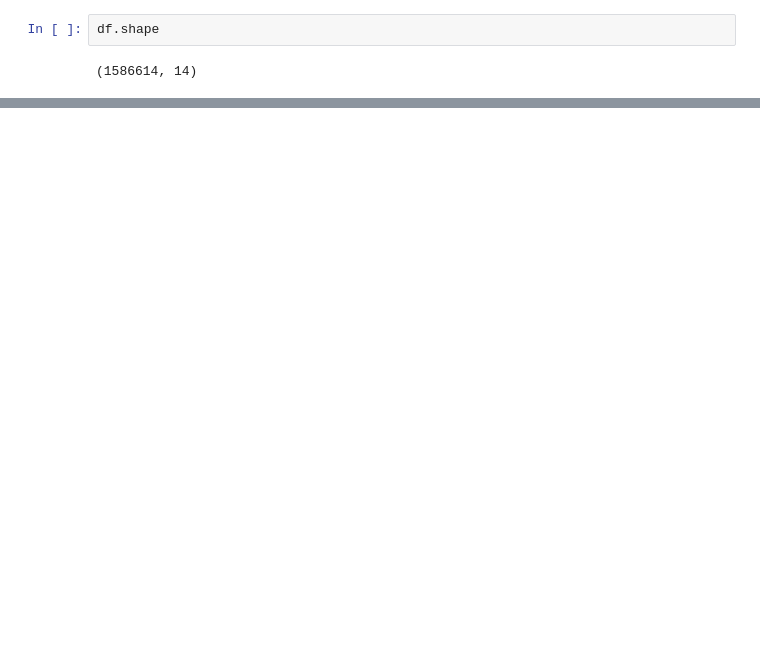
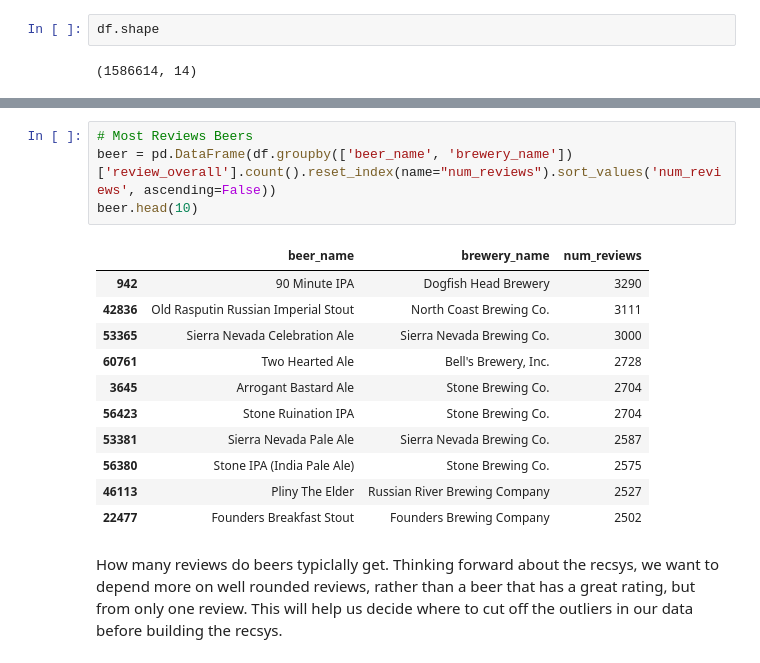
Before and after one commit to ErinPhillips/beer_recsys_final, a Jupyter notebook: beer_eda.ipynb, the cells around one changed output, grey strips where cells are left out. Drawn from its saved outputs; the diff is of its cells as text; blank space fills up the shorter version.

```diff
--- a/beer_eda.ipynb
+++ b/beer_eda.ipynb
@@ -167,0 +128,18 @@ df = pd.get_dummies(df, columns=["beer_style1", "beer_style2"], drop_first=True)
+# %%
+# Most Reviews Beers
+beer = pd.DataFrame(df.groupby(['beer_name', 'brewery_name'])['review_overall'].count().reset_index(name="num_reviews").sort_values('num_reviews', ascending=False))
+beer.head(10)
+# %% [output]
+|  | beer_name | brewery_name | num_reviews |
+| 942 | 90 Minute IPA | Dogfish Head Brewery | 3290 |
+| 42836 | Old Rasputin Russian Imperial Stout | North Coast Brewing Co. | 3111 |
+| 53365 | Sierra Nevada Celebration Ale | Sierra Nevada Brewing Co. | 3000 |
+| 60761 | Two Hearted Ale | Bell's Brewery, Inc. | 2728 |
+| 3645 | Arrogant Bastard Ale | Stone Brewing Co. | 2704 |
+| 56423 | Stone Ruination IPA | Stone Brewing Co. | 2704 |
+| 53381 | Sierra Nevada Pale Ale | Sierra Nevada Brewing Co. | 2587 |
+| 56380 | Stone IPA (India Pale Ale) | Stone Brewing Co. | 2575 |
+| 46113 | Pliny The Elder | Russian River Brewing Company | 2527 |
+| 22477 | Founders Breakfast Stout | Founders Brewing Company | 2502 |
+# %% [markdown]
+How many reviews do beers typiclally get. Thinking forward about the recsys, we want to depend more on well rounded reviews, rather than a beer that has a great rating, but from only one review. This will help us decide where to cut off the outliers in our data before building the recsys.
```
Also changed, not shown: parts of 30 cells of this notebook, 2 other files.
